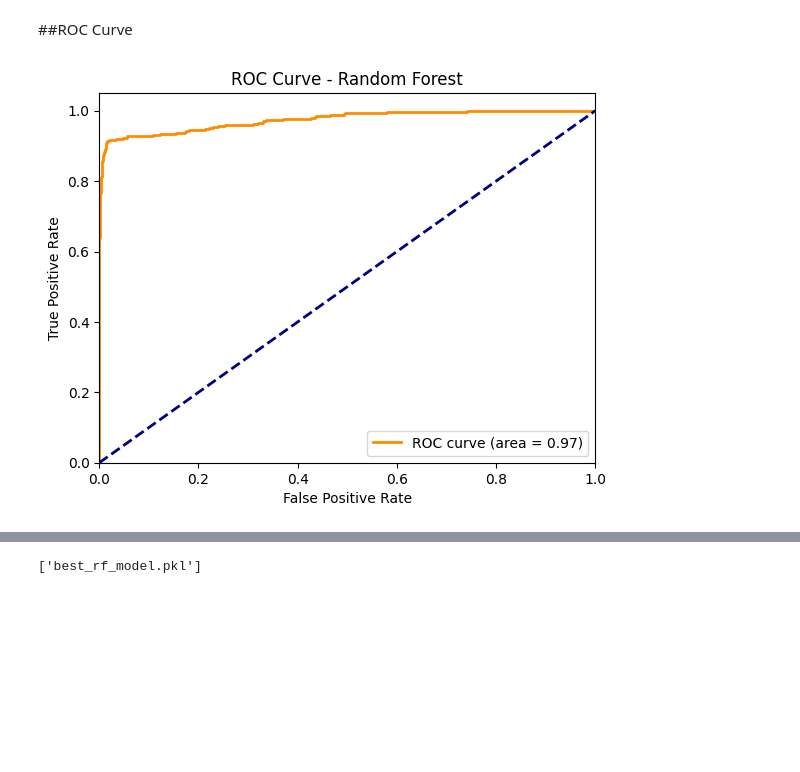
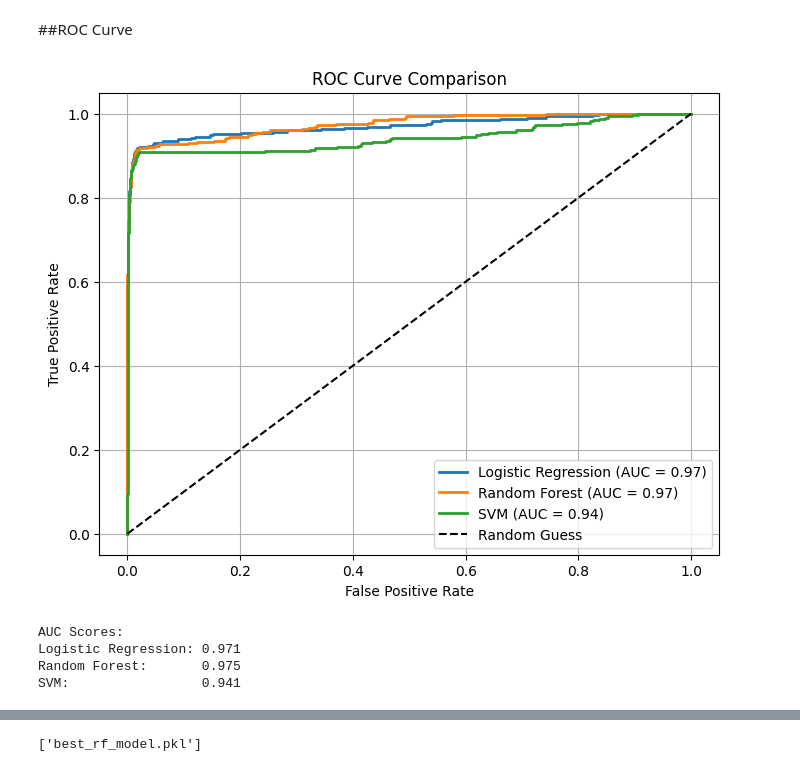
Before and after one commit to Rachana-A05/pulsar-detection, a Jupyter notebook: Pulsar_AM223_AM218.ipynb, the cells around one changed output, grey strips where cells are left out. Saved outputs shown, nothing was run; the diff lists cells and outputs as text; code cells hidden in the pictures; blank space fills up the shorter version.

```diff
--- a/Pulsar_AM223_AM218.ipynb
+++ b/Pulsar_AM223_AM218.ipynb
@@ -167,19 +333,53 @@ plt.show()
 # %% [markdown]
 ##ROC Curve
-# %%
-y_prob = best_rf.predict_proba(X_test)[:,1]
-fpr, tpr, thresholds = roc_curve(y_test, y_prob)
-roc_auc = auc(fpr, tpr)
-
-plt.figure()
-plt.plot(fpr, tpr, color='darkorange', lw=2, label='ROC curve (area = %0.2f)' % roc_auc)
-plt.plot([0, 1], [0, 1], color='navy', lw=2, linestyle='--')
-plt.xlim([0.0, 1.0])
-plt.ylim([0.0, 1.05])
-plt.xlabel('False Positive Rate')
-plt.ylabel('True Positive Rate')
-plt.title('ROC Curve - Random Forest')
-plt.legend(loc="lower right")
-plt.show()
-# %% [output]
-[figure, removed]
+# %%
+# --- ROC Curve Comparison for Logistic Regression, Random Forest, and SVM ---
+
+from sklearn.metrics import roc_curve, roc_auc_score
+import matplotlib.pyplot as plt
+
+# --- Predict probabilities ---
+# Logistic Regression
+y_prob_lr = best_lr.predict_proba(X_test)[:, 1]
+
+# Random Forest
+y_prob_rf = best_rf.predict_proba(X_test)[:, 1]
+
+# SVM (use probability=True in SVC)
+y_prob_svm = best_svm.predict_proba(X_test)[:, 1]
+
+# --- Compute ROC curve and AUC for each model ---
+fpr_lr, tpr_lr, _ = roc_curve(y_test, y_prob_lr)
+fpr_rf, tpr_rf, _ = roc_curve(y_test, y_prob_rf)
+fpr_svm, tpr_svm, _ = roc_curve(y_test, y_prob_svm)
+
+auc_lr = roc_auc_score(y_test, y_prob_lr)
+auc_rf = roc_auc_score(y_test, y_prob_rf)
+auc_svm = roc_auc_score(y_test, y_prob_svm)
+
+# --- Plot ROC curves ---
+plt.figure(figsize=(8, 6))
+plt.plot(fpr_lr, tpr_lr, label=f'Logistic Regression (AUC = {auc_lr:.2f})', linewidth=2)
+plt.plot(fpr_rf, tpr_rf, label=f'Random Forest (AUC = {auc_rf:.2f})', linewidth=2)
+plt.plot(fpr_svm, tpr_svm, label=f'SVM (AUC = {auc_svm:.2f})', linewidth=2)
+plt.plot([0, 1], [0, 1], 'k--', label='Random Guess')
+
+# --- Graph styling ---
+plt.xlabel('False Positive Rate')
+plt.ylabel('True Positive Rate')
+plt.title('ROC Curve Comparison')
+plt.legend()
+plt.grid(True)
+plt.show()
+
+# --- Print AUC values ---
+print("AUC Scores:")
+print(f"Logistic Regression: {auc_lr:.3f}")
+print(f"Random Forest:       {auc_rf:.3f}")
+print(f"SVM:                 {auc_svm:.3f}")
+# %% [output]
+[figure, added]
+AUC Scores:
+Logistic Regression: 0.971
+Random Forest:       0.975
+SVM:                 0.941
```
Also changed, not shown: parts of 18 cells of this notebook, 1 other file.
